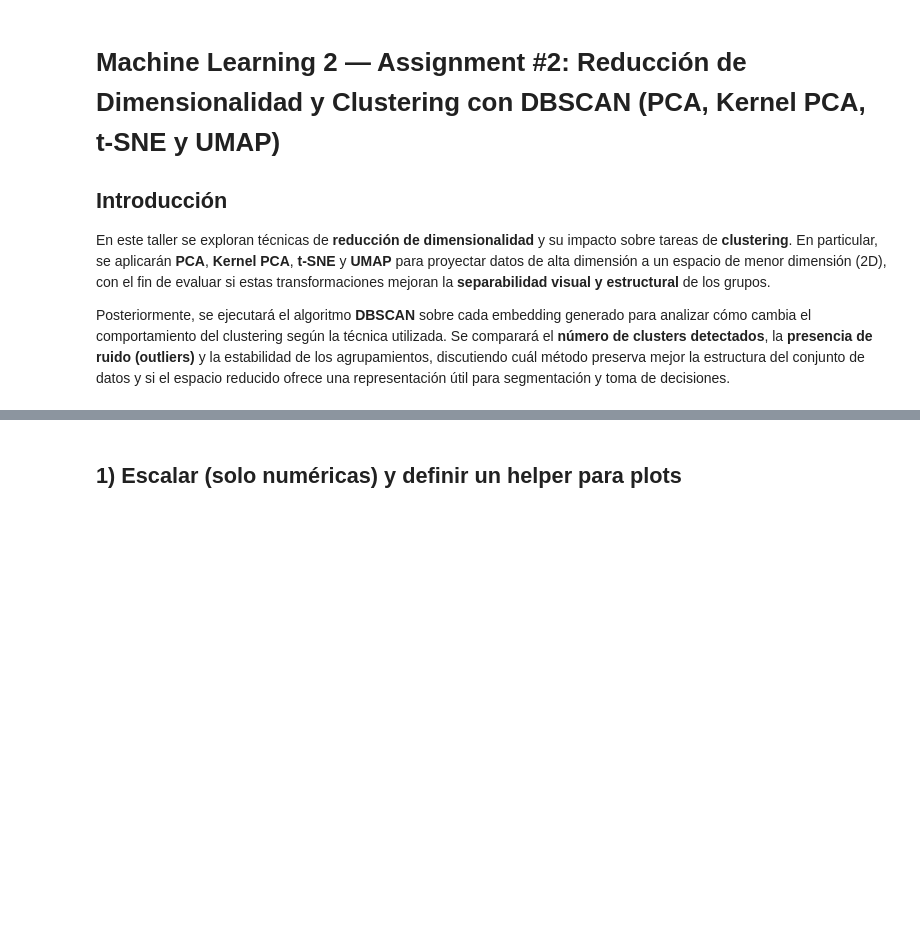
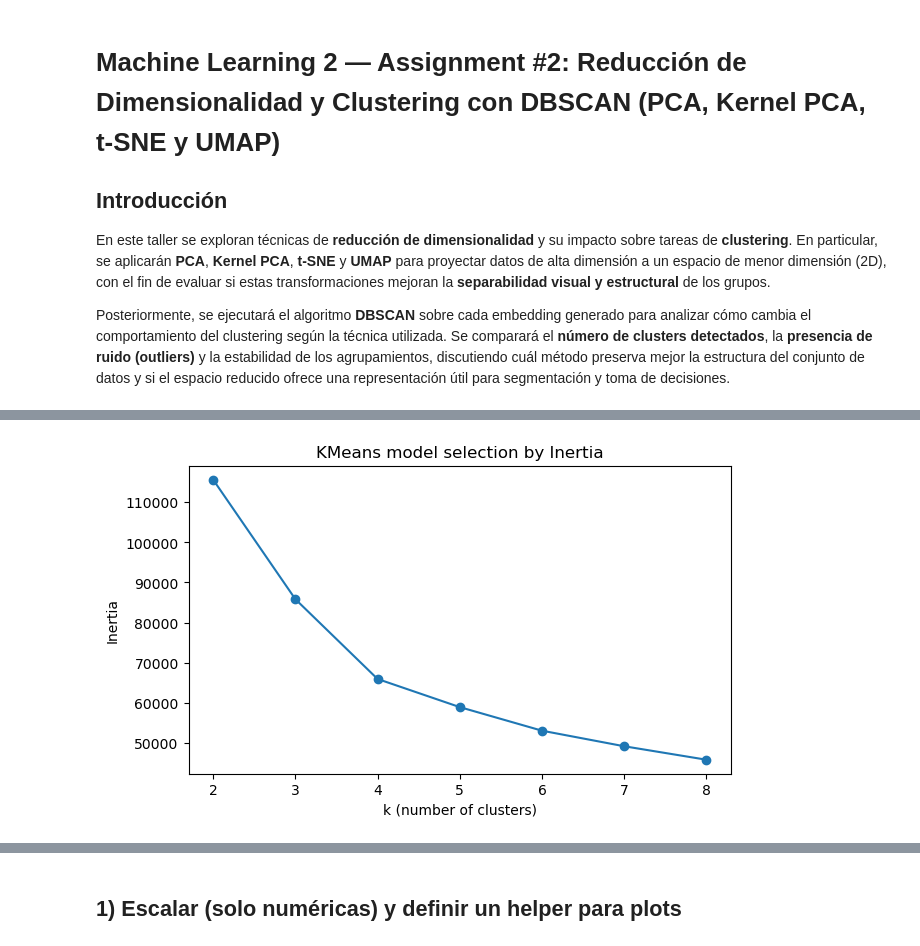
Before and after one commit to OFFICIAL-SBC/ML-K_Means-GMM, a Jupyter notebook: Taller-2/Taller - 2.ipynb, the cells around one changed output, grey strips where cells are left out. Saved outputs shown, nothing was run; the diff lists cells and outputs as text; code cells hidden in the pictures; blank space fills up the shorter version.

```diff
--- a/Taller-2/Taller - 2.ipynb
+++ b/Taller-2/Taller - 2.ipynb
@@ -47,0 +243,12 @@ Airlines num shape: (3999, 10)
+# %%
+def plot_scores(ks,metric_values,metric_name):
+        # ---- plot metric vs k ----
+        plt.figure(figsize=(7, 4))
+        plt.plot(ks, metric_values, marker="o")
+        plt.xticks(ks)
+        plt.xlabel("k (number of clusters)")
+        plt.ylabel(metric_name)
+        plt.title(f"KMeans model selection by {metric_name}")
+        plt.show()
+# %%
+ks, silhouettes, inertias,labels_list =kmeans_on_pca_plot(fifa_pca)
@@ -47,0 +259,4 @@ Airlines num shape: (3999, 10)
+# %%
+plot_scores(ks,inertias,"Inertia")
+# %% [output]
+[figure, added]
```
Also changed, not shown: parts of 34 cells of this notebook, 9 other files.
